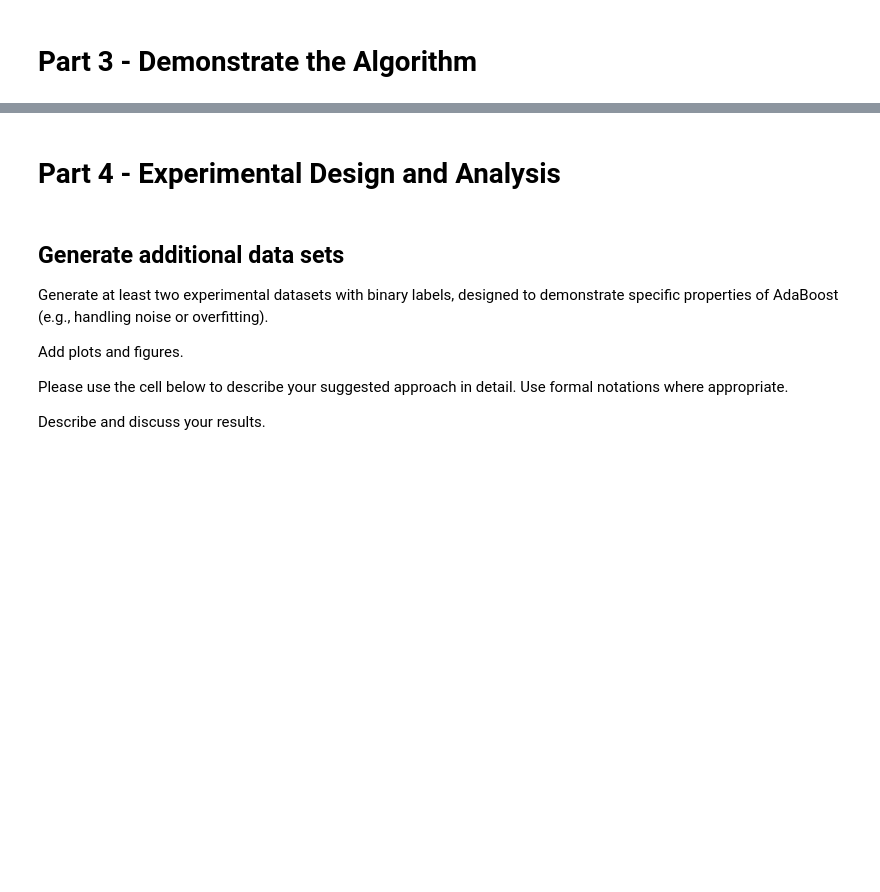
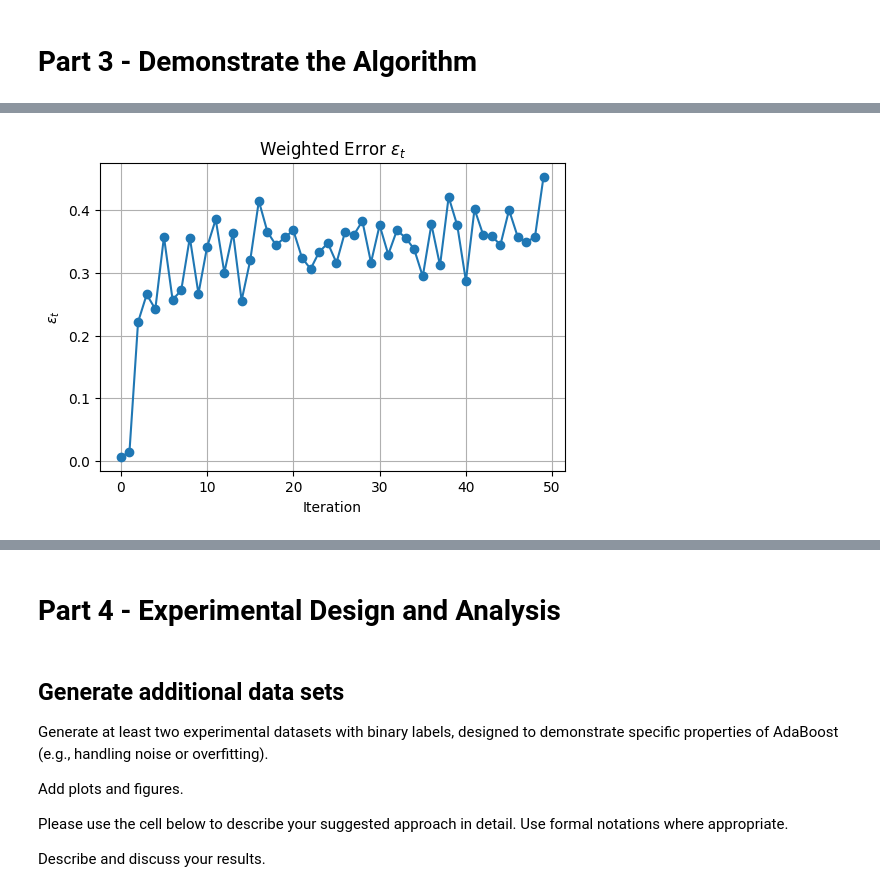
Before and after one commit to saraspagno/adaboost, a Jupyter notebook: solution_actual.ipynb, the cells around one changed output, grey strips where cells are left out. Saved outputs shown, nothing was run; the diff lists cells and outputs as text; code cells hidden in the pictures; blank space fills up the shorter version.

```diff
--- a/solution_actual.ipynb
+++ b/solution_actual.ipynb
@@ -261,9 +262,9 @@ class AdaBoostCustom:
         X = np.asarray(X)
         y = np.asarray(y)
 
-        if set(np.unique(y)) == {0, 1}:
+        if set[Any](np.unique(y)) == {0, 1}:
             y = 2 * y - 1
-        elif set(np.unique(y)) != {-1, 1}:
+        elif set[Any](np.unique(y)) != {-1, 1}:
             raise ValueError("Labels must be in {0,1} or {-1,+1}.")
 
         n = len(X)
@@ -343 +397,12 @@ Please use the cell below to discuss your dataset choice and why it is appropria
+# %%
+X, y = make_classification(
+    n_samples=800,
+    n_features=2,
+    n_informative=2,
+    n_redundant=0,
+    class_sep=2.0,
+    flip_y=0.0,
+    random_state=0
+)
+X_train, X_test, y_train, y_test = train_test_split(X, y, test_size=0.3, random_state=0)
 # %% [markdown]
@@ -351,0 +473,71 @@ Describe the difference between your implementation and the sklearn implementati
+# %%
+# Fit our AdaBoost
+custom_model = AdaBoostCustom(T=50)
+custom_model.fit(X_train, y_train)
+
+# Evaluate accuracy
+y_pred = custom_model.predict(X_test)
+print(f"Test accuracy (ours): {accuracy_score(y_test, y_pred):.4f}")
+
+# Inspect first few epsilon_t and alpha_t values
+print("First 5 epsilons:", [f"{e:.4f}" for e in custom_model.epsilons[:5]])
+print("First 5 alphas:",   [f"{a:.3f}" for a in custom_model.alphas[:5]])
+
+
+# --- Plots ---
+# Weighted error epsilon_t over iterations (should stay < 0.5)
+plt.figure(figsize=(6,4))
+plt.plot(custom_model.epsilons, marker='o')
+plt.title(r"Weighted Error $\epsilon_t$")
+plt.xlabel("Iteration"); plt.ylabel(r"$\epsilon_t$")
+plt.grid(True); plt.show()
+
+# Alpha values alpha_t (should increase when epsilon_t decreases)
+plt.figure(figsize=(6,4))
+plt.plot(custom_model.alphas, marker='o')
+plt.title(r"Learner Weights $\alpha_t$")
+plt.xlabel("Iteration"); plt.ylabel(r"$\alpha_t$")
+plt.grid(True); plt.show()
+
+
+# --- Sklearn comparison ---
+sk_model = AdaBoostClassifier(
+    estimator=DecisionTreeClassifier(max_depth=1),
+    n_estimators=50,
+    random_state=42
+)
+
+# sklearn uses {0,1}, so convert
+sk_model.fit(X_train, (y_train+1)//2)
+
+# Decision boundary
+def plot_decision_boundary(clf, X, y, ax=None, title="Decision boundary", grid_step=0.02):
+    if ax is None:
+        ax = plt.gca()
+
+    x_min, x_max = X[:,0].min() - 1, X[:,0].max() + 1
+    y_min, y_max = X[:,1].min() - 1, X[:,1].max() + 1
+    xx, yy = np.meshgrid(np.arange(x_min, x_max, grid_step),
+                         np.arange(y_min, y_max, grid_step))
+    grid = np.c_[xx.ravel(), yy.ravel()]
+    try:
+        Z = np.sign(clf.decision_function(grid))
+    except:
+        Z = clf.predict(grid)
+    Z = Z.reshape(xx.shape)
+    ax.contourf(xx, yy, Z, alpha=0.3)
+    ax.scatter(X[:,0], X[:,1], c=(y>0).astype(int), s=10, edgecolor='k')
+    ax.set_title(title)
+
+fig, axes = plt.subplots(1, 2, figsize=(12, 5))
+plot_decision_boundary(custom_model, X_test, y_test,
+                       title="Our AdaBoostCustom", ax=axes[0])
+plot_decision_boundary(sk_model, X_test, y_test,
+                       title="sklearn AdaBoost", ax=axes[1])
+plt.show()
+
+sk_pred = sk_model.predict(X_test)
+sk_acc = accuracy_score((y_test+1)//2, sk_pred)
+
+print(f"Test accuracy (sklearn): {sk_acc:.4f}")
+# %% [output]
@@ -351,0 +547 @@ Describe the difference between your implementation and the sklearn implementati
+[figure, added]
```
Also changed, not shown: parts of 5 cells of this notebook.
